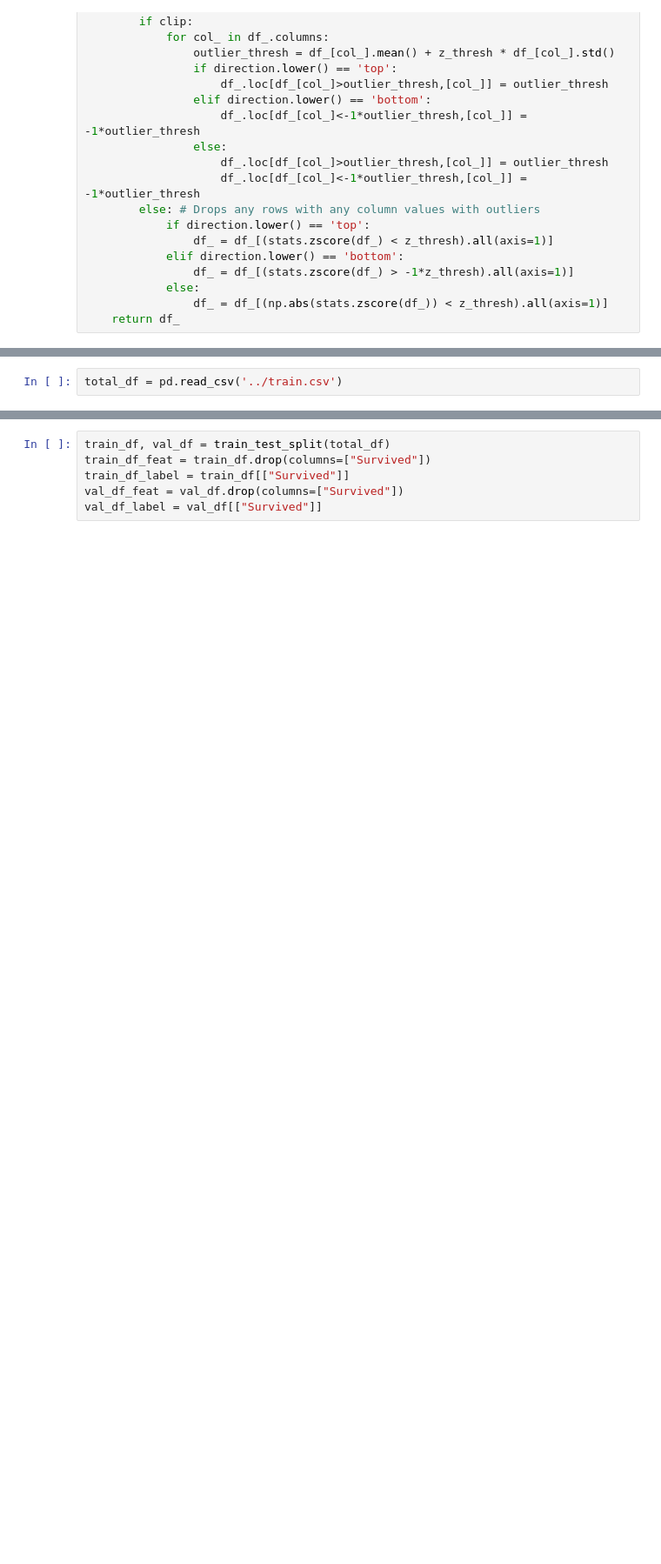
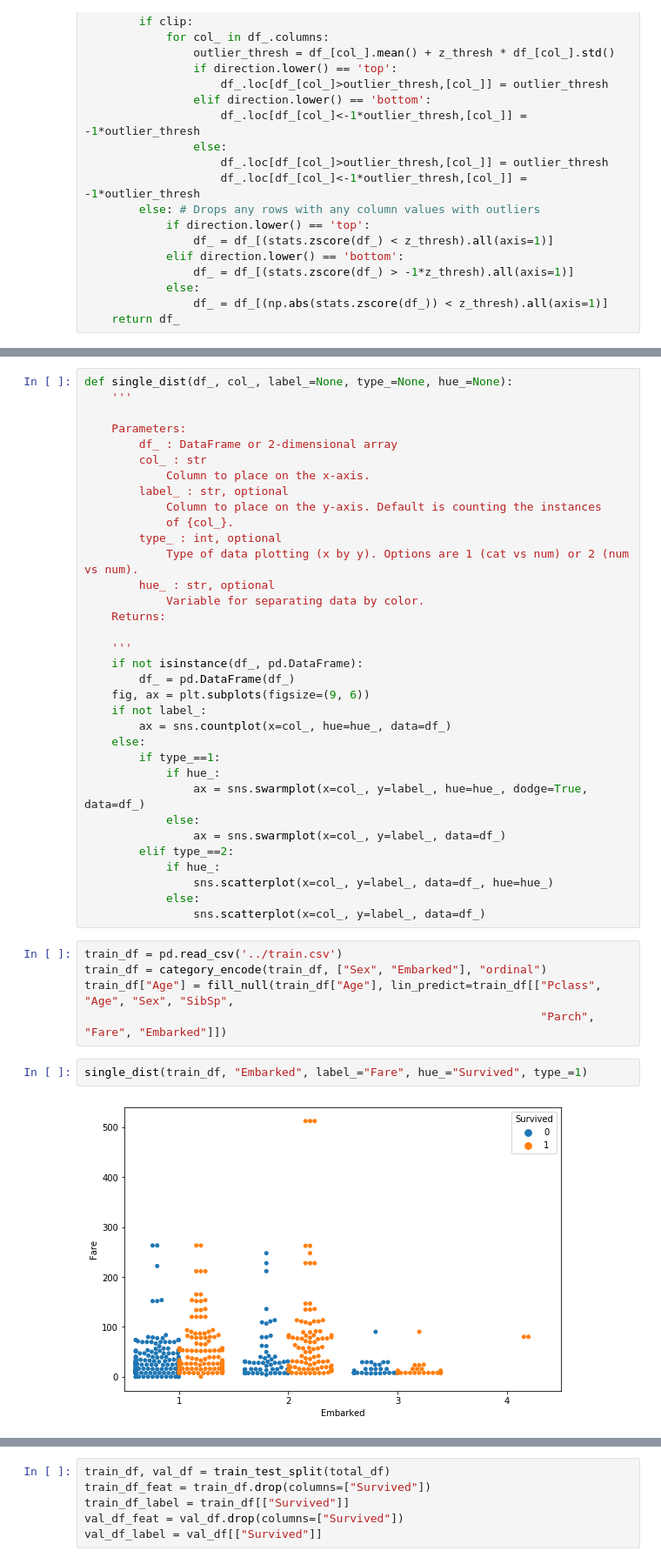
Before and after one commit to ParthivNaresh/ML_Library, a Jupyter notebook: ML_API.ipynb, the cells around one changed output, grey strips where cells are left out. Shown at 87% size. Saved outputs shown, nothing was run; the diff lists cells and outputs as text; blank space fills up the shorter version.

```diff
--- a/ML_API.ipynb
+++ b/ML_API.ipynb
@@ -446,2 +456,43 @@ def distributions(df_, cols_):
-# %%
-total_df = pd.read_csv('../train.csv')
+# %%
+def single_dist(df_, col_, label_=None, type_=None, hue_=None):
+    '''
+
+    Parameters:
+        df_ : DataFrame or 2-dimensional array
+        col_ : str
+            Column to place on the x-axis.
+        label_ : str, optional
+            Column to place on the y-axis. Default is counting the instances
+            of {col_}.
+        type_ : int, optional
+            Type of data plotting (x by y). Options are 1 (cat vs num) or 2 (num vs num).
+        hue_ : str, optional
+            Variable for separating data by color.
+    Returns:
+
+    '''
+    if not isinstance(df_, pd.DataFrame):
+        df_ = pd.DataFrame(df_)
+    fig, ax = plt.subplots(figsize=(9, 6))
+    if not label_:
+        ax = sns.countplot(x=col_, hue=hue_, data=df_)
+    else:
+        if type_==1:
+            if hue_:
+                ax = sns.swarmplot(x=col_, y=label_, hue=hue_, dodge=True, data=df_)
+            else:
+                ax = sns.swarmplot(x=col_, y=label_, data=df_)
+        elif type_==2:
+            if hue_:
+                sns.scatterplot(x=col_, y=label_, data=df_, hue=hue_)
+            else:
+                sns.scatterplot(x=col_, y=label_, data=df_)
+# %%
+train_df = pd.read_csv('../train.csv')
+train_df = category_encode(train_df, ["Sex", "Embarked"], "ordinal")
+train_df["Age"] = fill_null(train_df["Age"], lin_predict=train_df[["Pclass", "Age", "Sex", "SibSp",
+                                                                   "Parch", "Fare", "Embarked"]])
+# %%
+single_dist(train_df, "Embarked", label_="Fare", hue_="Survived", type_=1)
+# %% [output]
+[figure, added]
```
Also changed, not shown: parts of 17 cells of this notebook.
